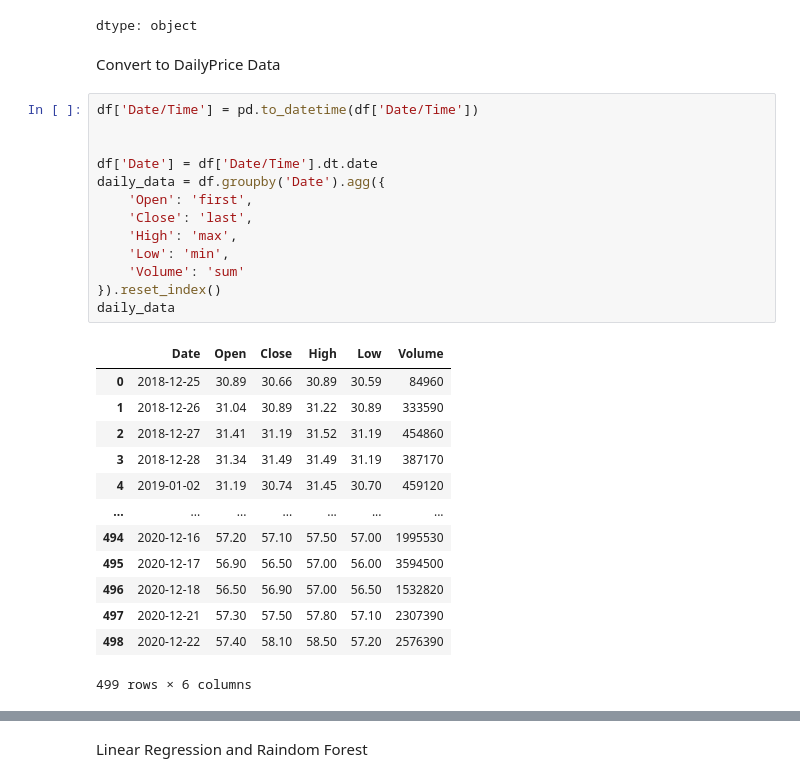
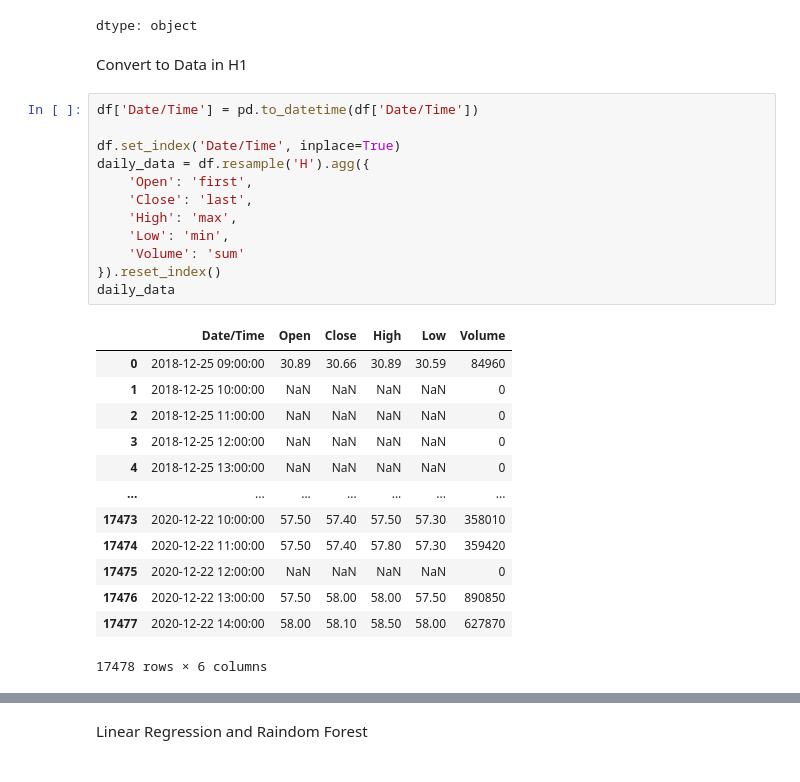
Before and after one commit to DuyMinhDo/PriceChangePrediction, a Jupyter notebook: FPT_Price_Volatility_Prediction.ipynb, the cells around one changed output, grey strips where cells are left out. Drawn from its saved outputs; the diff is of its cells as text.

```diff
--- a/FPT_Price_Volatility_Prediction.ipynb
+++ b/FPT_Price_Volatility_Prediction.ipynb
@@ -33,33 +35,32 @@ df.dtypes
 | Open Interest | int64 |
 dtype: object
 # %% [markdown]
-Convert to DailyPrice Data
+Convert to Data in H1
 # %%
 df['Date/Time'] = pd.to_datetime(df['Date/Time'])
 
-
-df['Date'] = df['Date/Time'].dt.date
-daily_data = df.groupby('Date').agg({
+df.set_index('Date/Time', inplace=True)
+daily_data = df.resample('H').agg({
     'Open': 'first',
     'Close': 'last',
     'High': 'max',
     'Low': 'min',
     'Volume': 'sum'
 }).reset_index()
 daily_data
 # %% [output]
-|  | Date | Open | Close | High | Low | Volume |
-| 0 | 2018-12-25 | 30.89 | 30.66 | 30.89 | 30.59 | 84960 |
-| 1 | 2018-12-26 | 31.04 | 30.89 | 31.22 | 30.89 | 333590 |
-| 2 | 2018-12-27 | 31.41 | 31.19 | 31.52 | 31.19 | 454860 |
-| 3 | 2018-12-28 | 31.34 | 31.49 | 31.49 | 31.19 | 387170 |
-| 4 | 2019-01-02 | 31.19 | 30.74 | 31.45 | 30.70 | 459120 |
+|  | Date/Time | Open | Close | High | Low | Volume |
+| 0 | 2018-12-25 09:00:00 | 30.89 | 30.66 | 30.89 | 30.59 | 84960 |
+| 1 | 2018-12-25 10:00:00 | NaN | NaN | NaN | NaN | 0 |
+| 2 | 2018-12-25 11:00:00 | NaN | NaN | NaN | NaN | 0 |
+| 3 | 2018-12-25 12:00:00 | NaN | NaN | NaN | NaN | 0 |
+| 4 | 2018-12-25 13:00:00 | NaN | NaN | NaN | NaN | 0 |
 | ... | ... | ... | ... | ... | ... | ... |
-| 494 | 2020-12-16 | 57.20 | 57.10 | 57.50 | 57.00 | 1995530 |
-| 495 | 2020-12-17 | 56.90 | 56.50 | 57.00 | 56.00 | 3594500 |
-| 496 | 2020-12-18 | 56.50 | 56.90 | 57.00 | 56.50 | 1532820 |
-| 497 | 2020-12-21 | 57.30 | 57.50 | 57.80 | 57.10 | 2307390 |
-| 498 | 2020-12-22 | 57.40 | 58.10 | 58.50 | 57.20 | 2576390 |
+| 17473 | 2020-12-22 10:00:00 | 57.50 | 57.40 | 57.50 | 57.30 | 358010 |
+| 17474 | 2020-12-22 11:00:00 | 57.50 | 57.40 | 57.80 | 57.30 | 359420 |
+| 17475 | 2020-12-22 12:00:00 | NaN | NaN | NaN | NaN | 0 |
+| 17476 | 2020-12-22 13:00:00 | 57.50 | 58.00 | 58.00 | 57.50 | 890850 |
+| 17477 | 2020-12-22 14:00:00 | 58.00 | 58.10 | 58.50 | 58.00 | 627870 |
-499 rows × 6 columns
+17478 rows × 6 columns
 # %%
 plt.figure(figsize=(20, 6))
```
Also changed, not shown: parts of 16 cells of this notebook.
